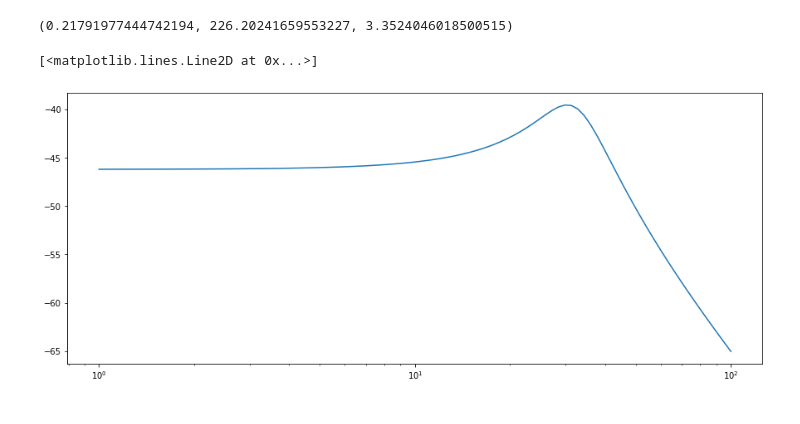
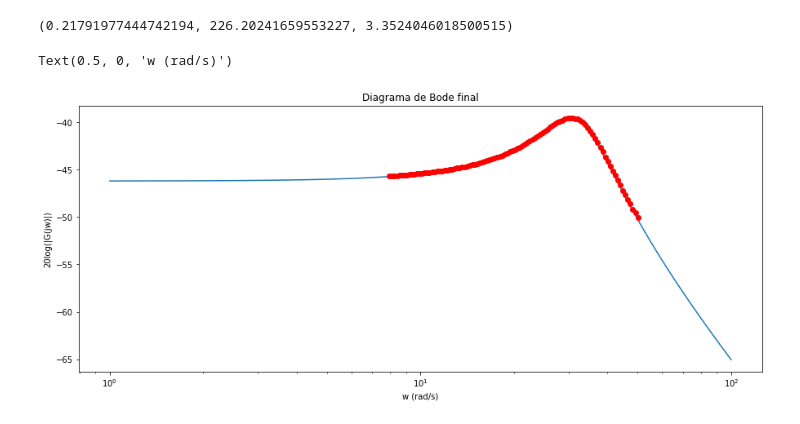
Before and after one commit to gnsoares/ea619_v2, a Jupyter notebook: exp6/bode.ipynb, the cells around one changed output. Cells and saved outputs as stored; diff of their text form; code cells hidden in the pictures.

```diff
--- a/exp6/bode.ipynb
+++ b/exp6/bode.ipynb
@@ -24,11 +30,15 @@ N = df.shape[0]
 # %%
 DC = 0.0049
 omegas = [float(col.lstrip('pos_')) for col in df.columns[1:]]
-maxes = np.array([np.max(df[col].to_numpy(dtype=np.float64)[3*N//4:])/DC for col in df.columns[1:]])
-mins = np.array([np.min(df[col].to_numpy(dtype=np.float64)[3*N//4:])/DC for col in df.columns[1:]])
+maxes = np.array([np.max(df[col].to_numpy(dtype=np.float64)[3*N//4:]) for col in df.columns[1:]])
+mins = np.array([np.min(df[col].to_numpy(dtype=np.float64)[3*N//4:]) for col in df.columns[1:]])
 amps = (maxes - mins)/2
 # %%
 plt.figure(figsize=(15, 6))
 plt.xscale('log')
-plt.plot(omegas, amps)
+amps_bode = 20*np.log10(abs(amps))
+plt.plot(omegas, amps_bode, 'ro')
+plt.title("Diagrama de Bode dos pontos coletados na simulação da massa 0,2kg")
+plt.ylabel("20log(|G(jw)|)")
+plt.xlabel("w (rad/s)")
 # %% [output]
@@ -43,4 +53,5 @@ w_r, M_p
 # %%
+M_p = M_p/DC
 epsilon = np.sqrt(np.polynomial.Polynomial([-1/M_p**2, 4, -4]).roots())[0]
 w_n = w_r/np.sqrt(1-2*epsilon**2)
 w_n, epsilon
@@ -51,11 +62,12 @@ df_a = pd.read_csv('sim_out_300.csv')
 N = df.shape[0]
 DC = 0.0049
 omegas = [float(col.lstrip('pos_')) for col in df_a.columns[1:]]
-maxes = np.array([np.max(df_a[col].to_numpy(dtype=np.float64)[3*N//4:])/DC for col in df_a.columns[1:]])
-mins = np.array([np.min(df_a[col].to_numpy(dtype=np.float64)[3*N//4:])/DC for col in df_a.columns[1:]])
+maxes = np.array([np.max(df_a[col].to_numpy(dtype=np.float64)[3*N//4:]) for col in df_a.columns[1:]])
+mins = np.array([np.min(df_a[col].to_numpy(dtype=np.float64)[3*N//4:]) for col in df_a.columns[1:]])
 amps = (maxes - mins)/2
 M_p_a = np.max(amps)
 w_r_a = omegas[np.where(amps == M_p_a)[0][0]]
+M_p_a = M_p_a/DC
 epsilon_a = np.sqrt(np.polynomial.Polynomial([-1/M_p_a**2, 4, -4]).roots())[0]
 w_n_a = w_r_a/np.sqrt(1-2*epsilon_a**2)
 w_n_a, epsilon_a
@@ -74,7 +86,11 @@ w, mag, phase = bode(TransferFunction([DC*k], [m, b, k]))
 # %%
 plt.figure(figsize=(15, 6))
 plt.xscale('log')
 plt.plot(w, mag)
+plt.plot(omegas, amps_bode, 'ro')
+plt.title("Diagrama de Bode final")
+plt.ylabel("20log(|G(jw)|)")
+plt.xlabel("w (rad/s)")
 # %% [output]
-[<matplotlib.lines.Line2D at 0x...>]
+Text(0.5, 0, 'w (rad/s)')
-[figure, old version]
+[figure, new version]
```
Also changed, not shown: parts of 4 cells of this notebook, 5 other files.
